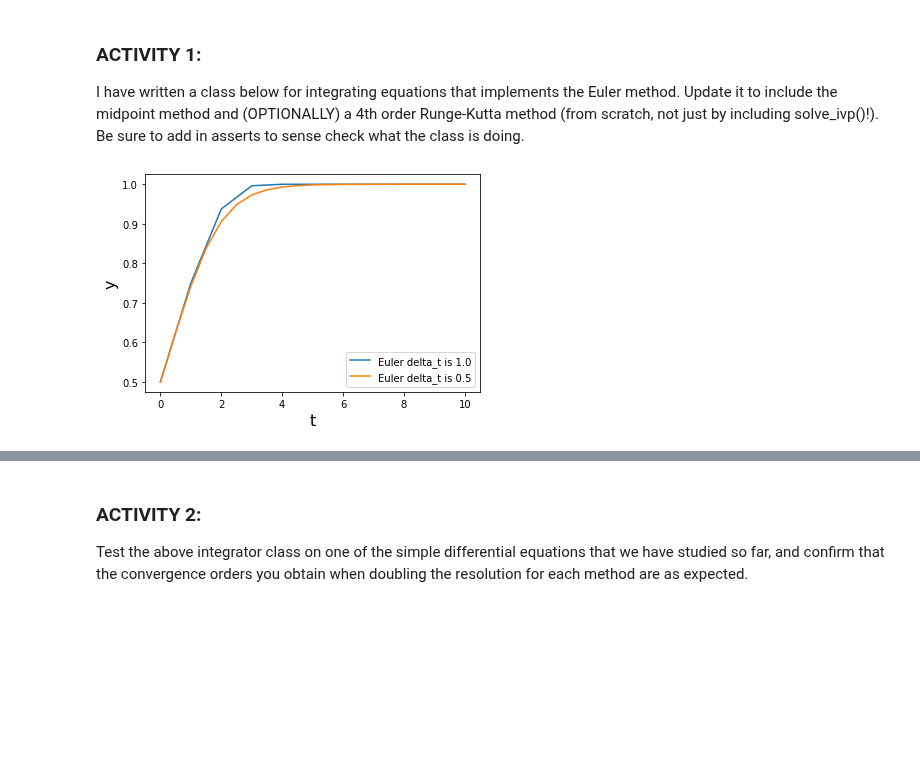
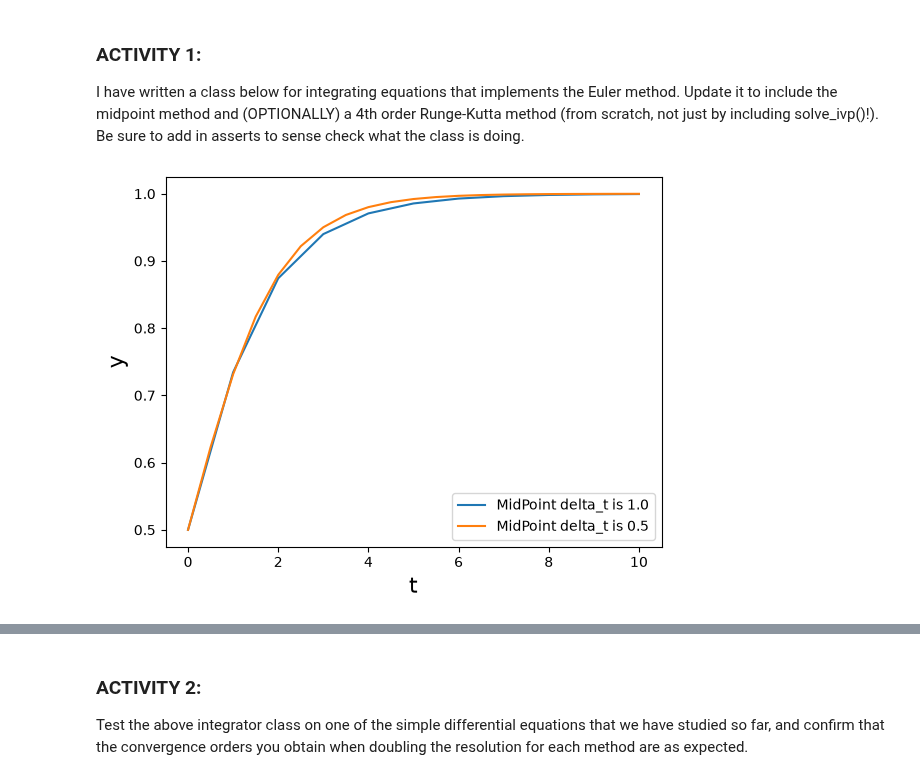
Before and after one commit to Hyphern/TopicsInSciComp, a Jupyter notebook: Notebooks/Week4_LabExercises.ipynb, the cells around one changed output, grey strips where cells are left out. Saved outputs shown, nothing was run; the diff lists cells and outputs as text; code cells hidden in the pictures; blank space fills up the shorter version.

```diff
--- a/Notebooks/Week4_LabExercises.ipynb
+++ b/Notebooks/Week4_LabExercises.ipynb
@@ -81,8 +81,15 @@ class ExplicitIntegrator :
         self._y_solution = np.zeros_like(self._t_solution)
 
     def calculate_solution(self, y0) :
+        y0 = np.atleast_1d(np.asarray(y0, dtype=float))
+        self._y_solution = np.zeros((len(self.t_solution), y0.size))   # 2D: (time, state)
+
         if (self.method == "Euler") :
             self.integrate_using_Euler(self.dydt, y0)
+        elif (self.method == "MidPoint") :
+            self.integrate_using_midpoint(self.dydt, y0)
+        elif (self.method == "RK4") :
+            self.integrate_using_RK4(self.dydt, y0)
         else :
             assert False, 'integration method not implemented'
 
@@ -105,37 +112,57 @@ class ExplicitIntegrator :
                                           dydt_at_t * self._delta_t)
 
     #UPDATE ME!
-    #def integrate_using_midpoint(dydt_function, y0) :
+    def integrate_using_midpoint(self, dydt_function, y0) :
+        for itime, time in enumerate(self.t_solution) :
+            if itime == 0:
+                self._y_solution[itime] = y0
+            else:
+                dy_dt_at_t = self.dydt(time - self._delta_t, self._y_solution[itime - 1])
+                y_mid = self._y_solution[itime - 1] + dy_dt_at_t * (self._delta_t / 2)
+                dy_dt_at_mid = self.dydt(time - self._delta_t / 2, y_mid)
+                self._y_solution[itime] = self._y_solution[itime -1] + dy_dt_at_mid * self._delta_t
+
 
     #UPDATE ME (OPTIONALLY)
-    #def integrate_using_RK4(dydt_function, y0) :
+    def integrate_using_RK4(self, dydt_function, y0) :
+        for itime, time in enumerate(self.t_solution) :
+            if itime == 0:
+                self._y_solution[itime] = y0
+            else:
+                k1 = self.dydt(time - self._delta_t, self._y_solution[itime - 1])
+                k2 = self.dydt(time - self._delta_t / 2, self._y_solution[itime - 1] + k1 * (self._delta_t / 2))
+                k3 = self.dydt(time - self._delta_t / 2, self._y_solution[itime - 1] + k2 * (self._delta_t / 2))
+                k4 = self.dydt(time, self._y_solution[itime - 1] + k3 * self._delta_t)
+                self._y_solution[itime] = self._y_solution[itime - 1] + (self._delta_t / 6) * (k1 + 2*k2 + 2*k3 + k4)
+
+
 
 
 # How to use the class - example for the logistic equation
 
 # Note that the function has to take t as the first argument and y as the second
 def calculate_logistic_dydt(t, y):
     """Returns the gradient dy/dt for the logistic equation"""
     dydt = y*(1 - y)
     return dydt
 
 max_time = 10.0
 N_time_steps = 10
 
 # Define an object of the class
 logistic_integrator = ExplicitIntegrator(calculate_logistic_dydt, max_time,
-                                         N_time_steps, "Euler")
+                                         N_time_steps, "MidPoint")
 
 # Find and plot the solution
 y0 = np.array([0.5])
 logistic_integrator.calculate_solution(y0)
 logistic_integrator.plot_solution()
 #print(logistic_integrator.y_solution)
 
 #Update the number of steps and plot again
 logistic_integrator.N_time_steps = 20 # Note how this changes the other attributes above
 logistic_integrator.calculate_solution(y0)
 logistic_integrator.plot_solution()
 #print(logistic_integrator.y_solution)
 # %% [output]
-[figure, old version]
+[figure, new version]
```
Also changed, not shown: parts of 8 cells of this notebook.
